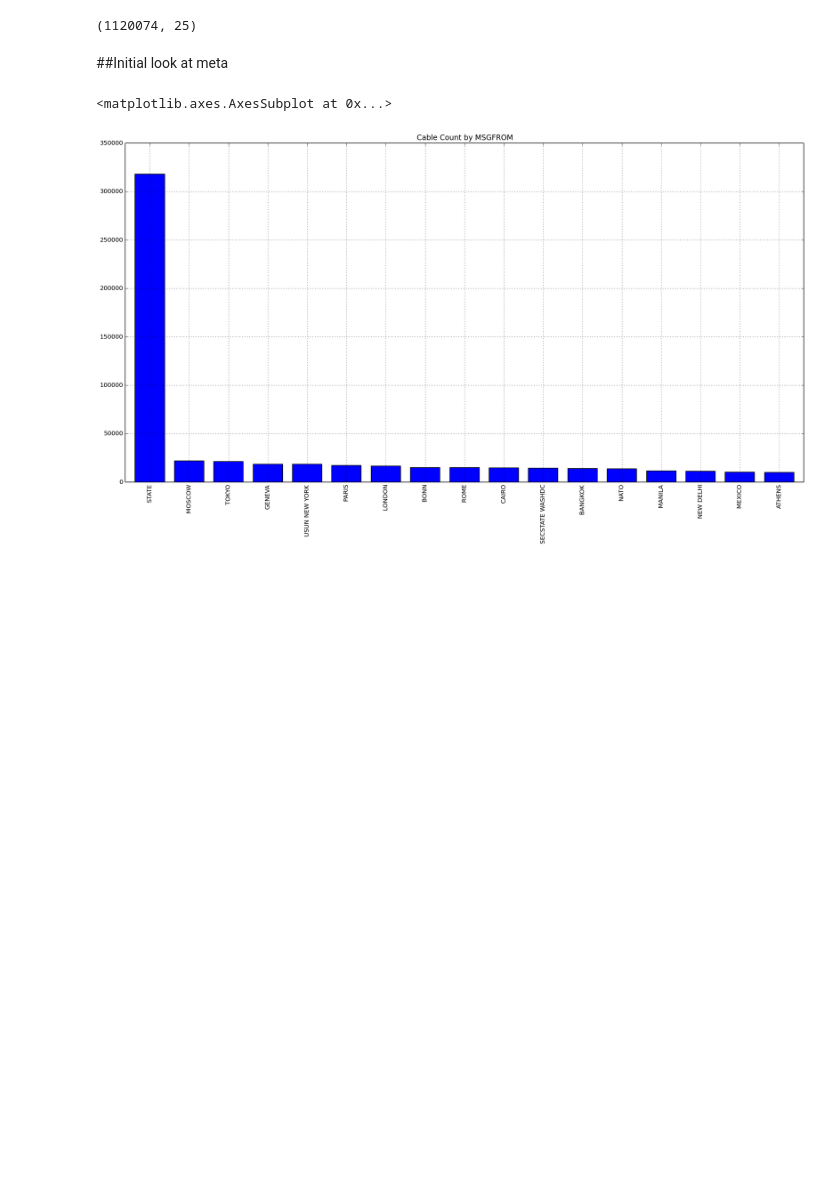
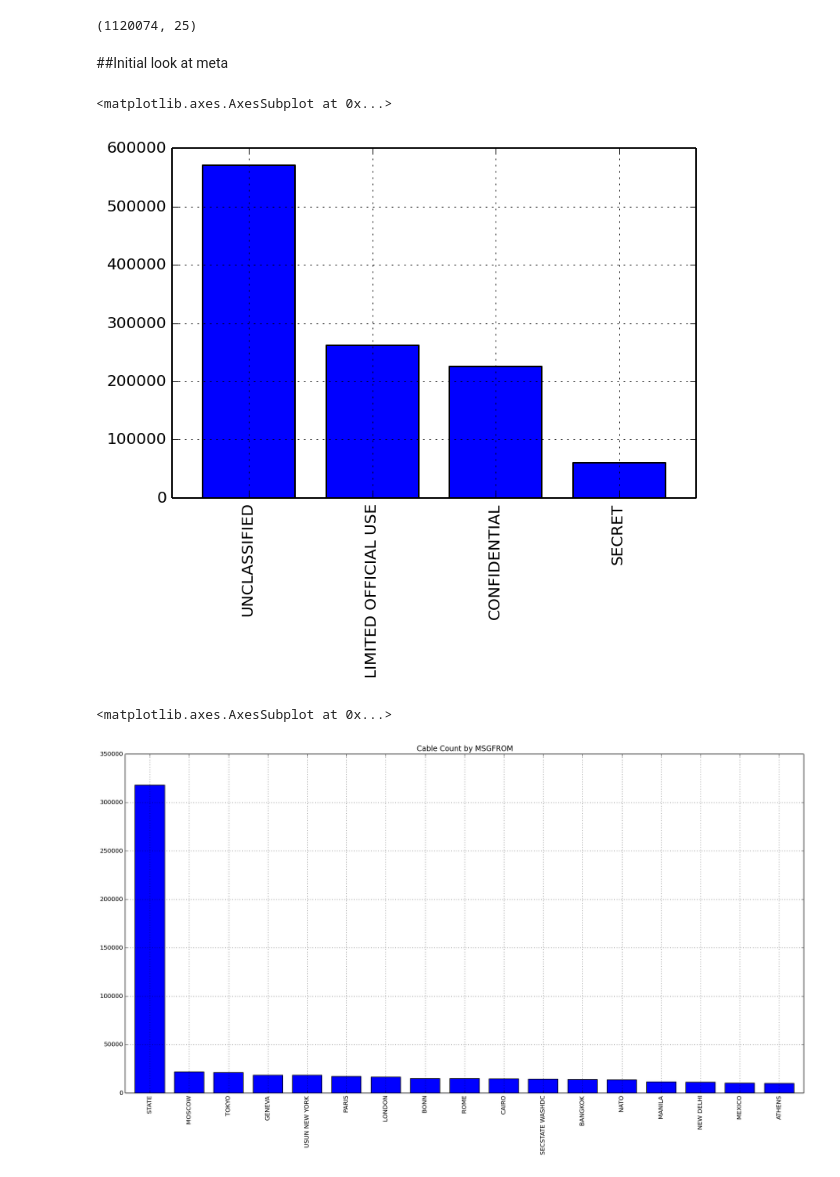
Before and after one commit to darth-cheney/declass, a Jupyter notebook: notebooks/cables-01-daniel.ipynb, the cells around one changed output. Drawn from its saved outputs; the diff is of its cells as text; code cells hidden in the pictures; blank space fills up the shorter version.

```diff
--- a/notebooks/cables-01-daniel.ipynb
+++ b/notebooks/cables-01-daniel.ipynb
@@ -58,6 +66,12 @@ meta['other'] = meta.from__to.str.replace('STATE', '').str.replace('__', '')
 ##Initial look at meta
 # %%
 msgfrom = meta['msgfrom']
+# %%
+###counts of original class
+meta['origclass'].value_counts()[meta['origclass'].value_counts()>100].plot(kind='bar')
+# %% [output]
+<matplotlib.axes.AxesSubplot at 0x...>
+[figure, added]
 # %%
 msgfrom_counts = msgfrom.value_counts()
 # %%
```
Also changed, not shown: parts of 47 cells of this notebook, 1 other file.
